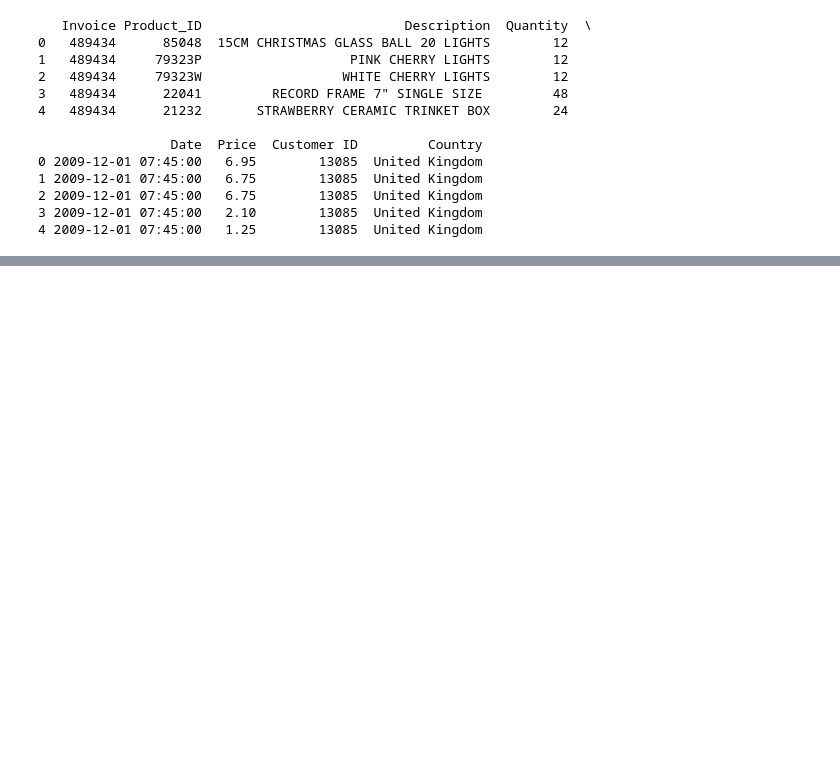
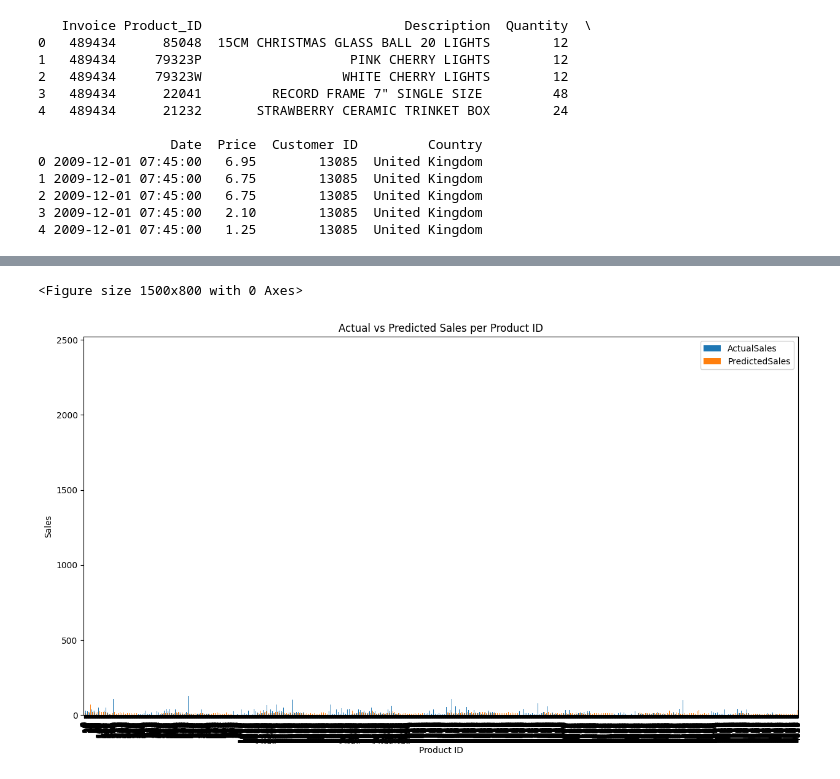
Before and after one commit to TeamOltenia/RetailX, a Jupyter notebook: dm&da/parsing.ipynb, the cells around one changed output, grey strips where cells are left out. Saved outputs shown, nothing was run; the diff lists cells and outputs as text; code cells hidden in the pictures; blank space fills up the shorter version.

```diff
--- a/dm&da/parsing.ipynb
+++ b/dm&da/parsing.ipynb
@@ -159,0 +550,21 @@ TypeError: DatetimeArray._generate_range() got an unexpected keyword argument 'c
+# %%
+import matplotlib.pyplot as plt
+
+# Add predictions to the test dataset
+X_test_with_predictions = X_test.copy()
+X_test_with_predictions['ActualSales'] = y_test
+X_test_with_predictions['PredictedSales'] = y_pred  # Replace with your model's predictions
+
+# Group by Product_ID and calculate mean actual and predicted sales
+grouped_data = X_test_with_predictions.groupby('Product_ID').agg({'ActualSales':'mean', 'PredictedSales':'mean'})
+
+# Plotting
+plt.figure(figsize=(15, 8))
+grouped_data.plot(kind='bar', figsize=(15, 8))
+plt.xlabel('Product ID')
+plt.ylabel('Sales')
+plt.title('Actual vs Predicted Sales per Product ID')
+plt.show()
+# %% [output]
+<Figure size 1500x800 with 0 Axes>
+[figure, added]
```
Also changed, not shown: parts of 12 cells of this notebook, 1 other file.
